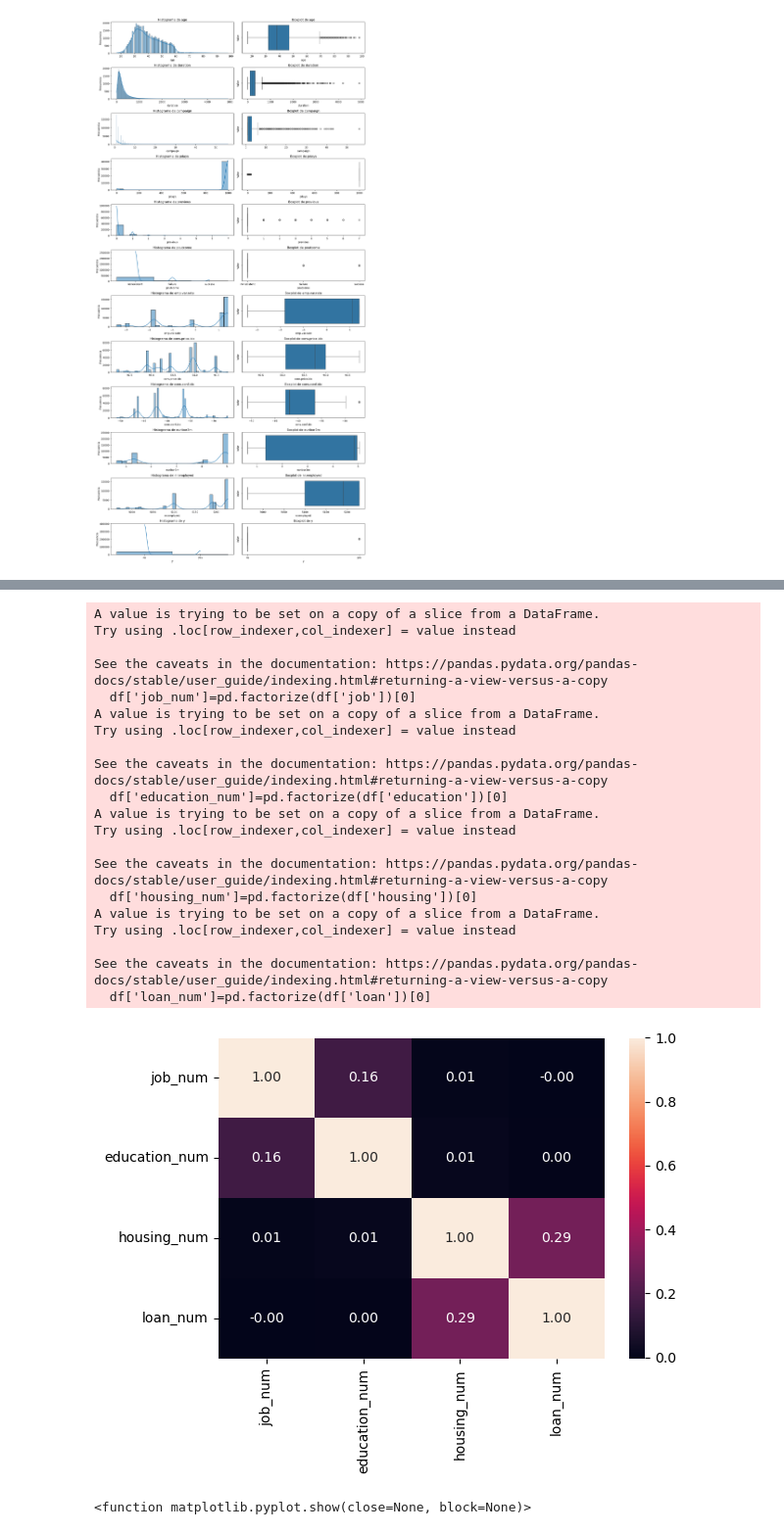
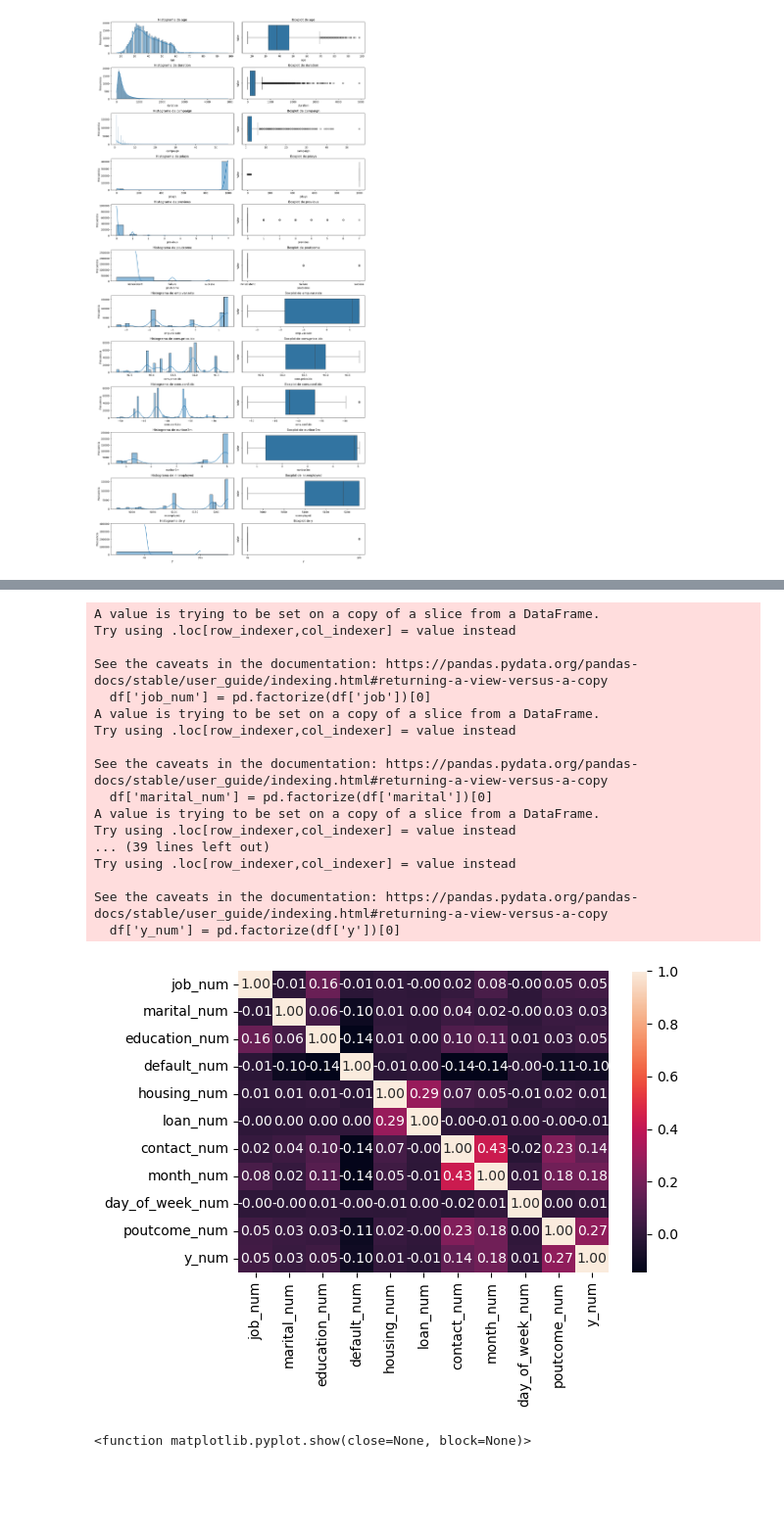
Before and after one commit to Valenfrc/machine-learning, a Jupyter notebook: src/explore.ipynb, the cells around one changed output, grey strips where cells are left out. Shown at 98% size. Drawn from its saved outputs; the diff is of its cells as text; code cells hidden in the pictures; blank space fills up the shorter version.

```diff
--- a/src/explore.ipynb
+++ b/src/explore.ipynb
@@ -222,40 +245,42 @@ plt.show
 # %%
 
-#categorico-numerico
+df['job_num'] = pd.factorize(df['job'])[0]
+df['marital_num'] = pd.factorize(df['marital'])[0]
+df['education_num'] = pd.factorize(df['education'])[0]
+df['default_num'] = pd.factorize(df['default'])[0]
+df['housing_num'] = pd.factorize(df['housing'])[0]
+df['loan_num'] = pd.factorize(df['loan'])[0]
+df['contact_num'] = pd.factorize(df['contact'])[0]
+df['month_num'] = pd.factorize(df['month'])[0]
+df['day_of_week_num'] = pd.factorize(df['day_of_week'])[0]
+df['poutcome_num'] = pd.factorize(df['poutcome'])[0]
+df['y_num'] = pd.factorize(df['y'])[0]
 
-df['job_num']=pd.factorize(df['job'])[0]
-df['education_num']=pd.factorize(df['education'])[0]
-df['housing_num']=pd.factorize(df['housing'])[0]
-df['loan_num']=pd.factorize(df['loan'])[0]
+columnas_correlación = (['job_num', 'marital_num','education_num','default_num', 'housing_num','loan_num', 'contact_num', 'month_num', 'day_of_week_num', 'poutcome_num', 'y_num'])
 
-columnas_correlación=(['job_num','education_num','housing_num','loan_num'])
-
-sns.heatmap(df[columnas_correlación].corr(), annot = True, fmt = ".2f")
+sns.heatmap(df[columnas_correlación].corr(), annot=True, fmt=".2f")
 
 plt.tight_layout()
 plt.show()
 # %% [output]
 A value is trying to be set on a copy of a slice from a DataFrame.
 Try using .loc[row_indexer,col_indexer] = value instead
 
 See the caveats in the documentation: https://pandas.pydata.org/pandas-docs/stable/user_guide/indexing.html#returning-a-view-versus-a-copy
-  df['job_num']=pd.factorize(df['job'])[0]
+  df['job_num'] = pd.factorize(df['job'])[0]
 A value is trying to be set on a copy of a slice from a DataFrame.
 Try using .loc[row_indexer,col_indexer] = value instead
 
 See the caveats in the documentation: https://pandas.pydata.org/pandas-docs/stable/user_guide/indexing.html#returning-a-view-versus-a-copy
-  df['education_num']=pd.factorize(df['education'])[0]
+  df['marital_num'] = pd.factorize(df['marital'])[0]
 A value is trying to be set on a copy of a slice from a DataFrame.
+Try using .loc[row_indexer,col_indexer] = value instead
+... (39 lines left out)
 Try using .loc[row_indexer,col_indexer] = value instead
 
 See the caveats in the documentation: https://pandas.pydata.org/pandas-docs/stable/user_guide/indexing.html#returning-a-view-versus-a-copy
-  df['housing_num']=pd.factorize(df['housing'])[0]
-A value is trying to be set on a copy of a slice from a DataFrame.
-Try using .loc[row_indexer,col_indexer] = value instead
-
-See the caveats in the documentation: https://pandas.pydata.org/pandas-docs/stable/user_guide/indexing.html#returning-a-view-versus-a-copy
-  df['loan_num']=pd.factorize(df['loan'])[0]
+  df['y_num'] = pd.factorize(df['y'])[0]
-[figure, old version]
+[figure, new version]
 # %%
 sns.pairplot(data=df)
 
```
Also changed, not shown: parts of 5 cells of this notebook.
